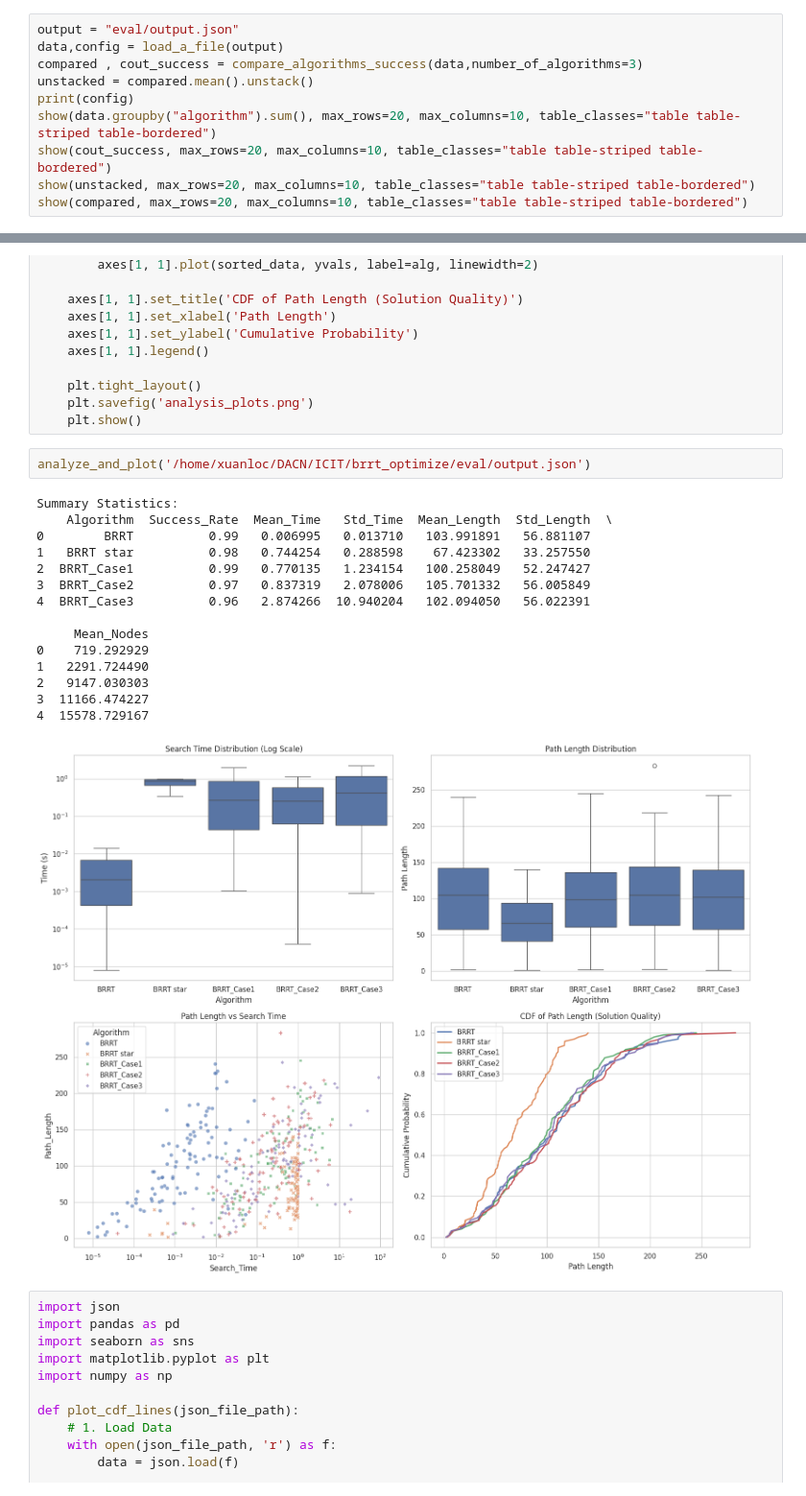
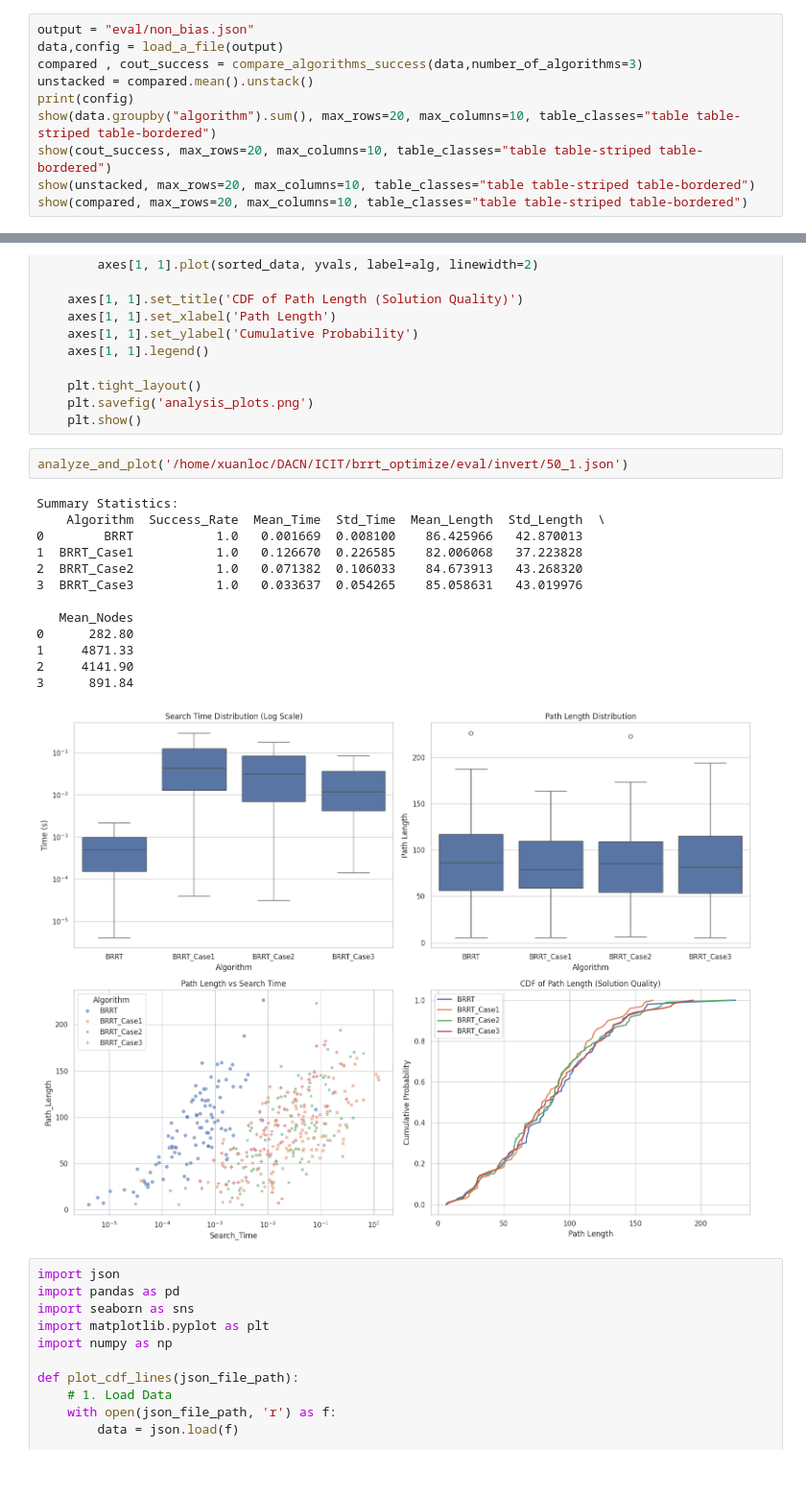
Before and after one commit to xuanloc5008/brrt_optimize, a Jupyter notebook: experiment(2).ipynb, the cells around one changed output, grey strips where cells are left out. Shown at 96% size. Cells and saved outputs as stored; diff of their text form.

Commit message:
invert the bias

```diff
--- a/experiment(2).ipynb
+++ b/experiment(2).ipynb
@@ -451,7 +451,7 @@ def compare_algorithms_success(df,number_of_algorithms=2):
 # cmd = f"source ./devel/setup.bash && roslaunch path_finder test_planners.launch input_param:={input_path} output_result:={output_path}"
 # ! {cmd}
 # %%
-output = "eval/output.json"
+output = "eval/non_bias.json"
 data,config = load_a_file(output)
 compared , cout_success = compare_algorithms_success(data,number_of_algorithms=3)
 unstacked = compared.mean().unstack()
@@ -571,23 +571,21 @@ def analyze_and_plot(json_file_path):
     plt.savefig('analysis_plots.png')
     plt.show()
 # %%
-analyze_and_plot('/home/xuanloc/DACN/ICIT/brrt_optimize/eval/output.json')
+analyze_and_plot('/home/xuanloc/DACN/ICIT/brrt_optimize/eval/invert/50_1.json')
 # %% [output]
 Summary Statistics:
-    Algorithm  Success_Rate  Mean_Time   Std_Time  Mean_Length  Std_Length  \
-0        BRRT          0.99   0.006995   0.013710   103.991891   56.881107
-1   BRRT star          0.98   0.744254   0.288598    67.423302   33.257550
-2  BRRT_Case1          0.99   0.770135   1.234154   100.258049   52.247427
-3  BRRT_Case2          0.97   0.837319   2.078006   105.701332   56.005849
-4  BRRT_Case3          0.96   2.874266  10.940204   102.094050   56.022391
+    Algorithm  Success_Rate  Mean_Time  Std_Time  Mean_Length  Std_Length  \
+0        BRRT           1.0   0.001669  0.008100    86.425966   42.870013
+1  BRRT_Case1           1.0   0.126670  0.226585    82.006068   37.223828
+2  BRRT_Case2           1.0   0.071382  0.106033    84.673913   43.268320
+3  BRRT_Case3           1.0   0.033637  0.054265    85.058631   43.019976
 
-     Mean_Nodes
-0    719.292929
-1   2291.724490
-2   9147.030303
-3  11166.474227
-4  15578.729167
+   Mean_Nodes
+0      282.80
+1     4871.33
+2     4141.90
+3      891.84
-[figure, old version]
+[figure, new version]
 # %%
 import json
 import pandas as pd
```
Also changed, not shown: parts of 2 cells of this notebook, 23 other files.
